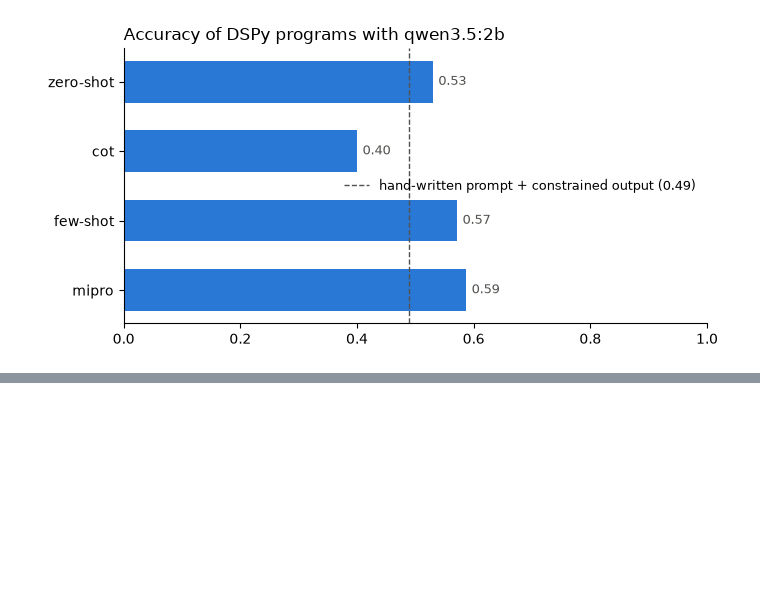
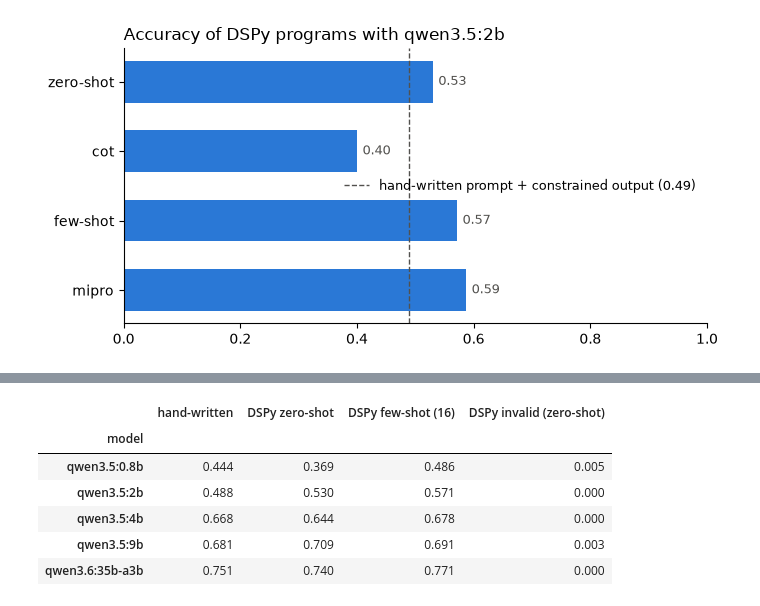
Before and after one commit to Erechtheus/small-language-models, a Jupyter notebook: notebooks/03_banking77_dspy.ipynb, the cells around one changed output, grey strips where cells are left out. Drawn from its saved outputs; the diff is of its cells as text; code cells hidden in the pictures; blank space fills up the shorter version.

```diff
--- a/notebooks/03_banking77_dspy.ipynb
+++ b/notebooks/03_banking77_dspy.ipynb
@@ -138,0 +150,25 @@ fig.tight_layout()
+# %%
+MODELS = ["qwen3.5:0.8b", "qwen3.5:2b", "qwen3.5:4b", "qwen3.5:9b", "qwen3.6:35b-a3b"]
+
+rows = []
+for model in MODELS:
+    name = model.replace(":", "_")
+    records = pd.DataFrame([json.loads(line) for line in
+                            (RESULTS_DIR / "banking77" / "structured_no-think" / f"{name}.jsonl").read_text().splitlines()])
+    handwritten = subset.join(records.set_index("idx")[["prediction"]], how="inner")
+    programs = pd.read_csv(RESULTS_DIR / "banking77" / "dspy" / name / "summary.csv").set_index("program")
+    rows.append({"model": model,
+                 "hand-written": (handwritten["prediction"] == handwritten["label"]).mean(),
+                 "DSPy zero-shot": programs.at["zero-shot", "accuracy"],
+                 "DSPy few-shot (16)": programs.at["few-shot", "accuracy"],
+                 "DSPy invalid (zero-shot)": programs.at["zero-shot", "invalid_rate"]})
+by_model = pd.DataFrame(rows).set_index("model")
+by_model.round(3)
+# %% [output]
+|  | hand-written | DSPy zero-shot | DSPy few-shot (16) | DSPy invalid (zero-shot) |
+| model |  |  |  |  |
+| qwen3.5:0.8b | 0.444 | 0.369 | 0.486 | 0.005 |
+| qwen3.5:2b | 0.488 | 0.530 | 0.571 | 0.000 |
+| qwen3.5:4b | 0.668 | 0.644 | 0.678 | 0.000 |
+| qwen3.5:9b | 0.681 | 0.709 | 0.691 | 0.003 |
+| qwen3.6:35b-a3b | 0.751 | 0.740 | 0.771 | 0.000 |
```
Also changed, not shown: parts of 6 cells of this notebook, 13 other files.
